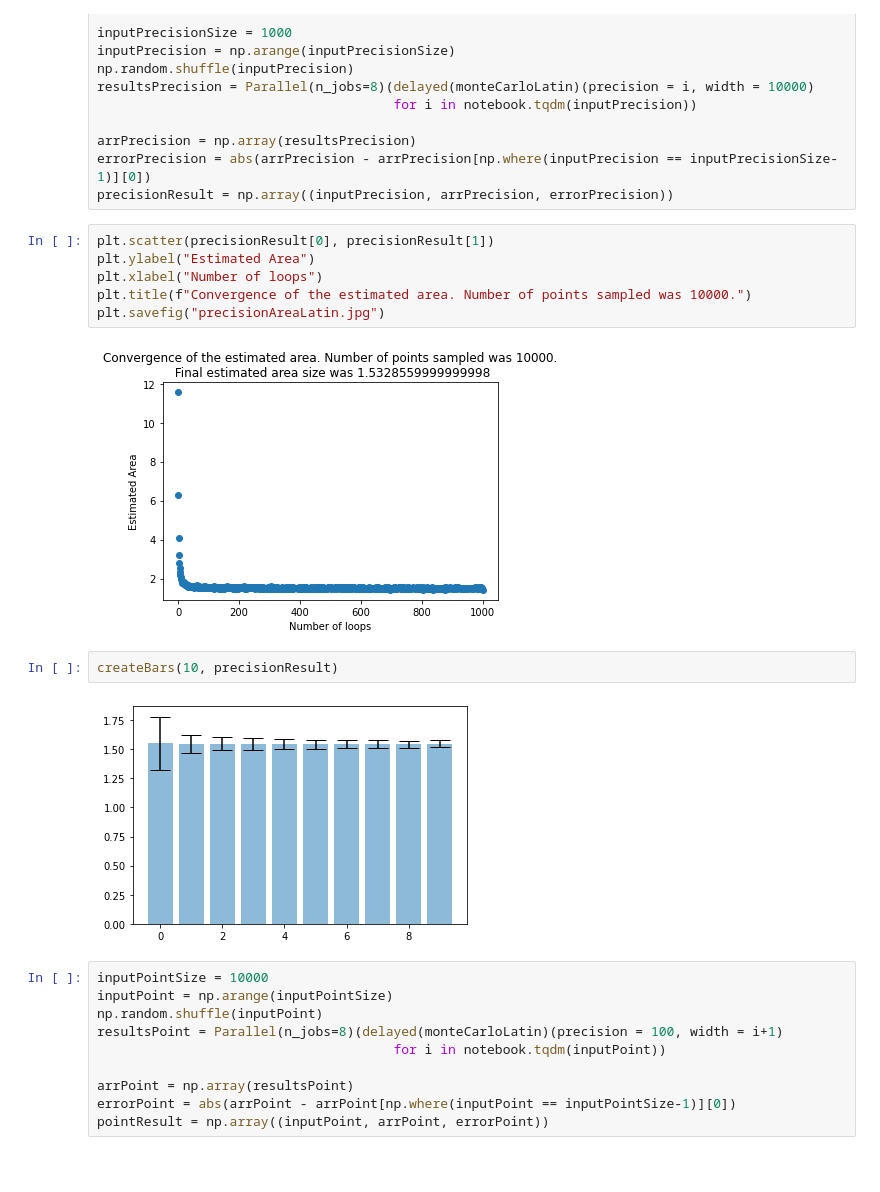
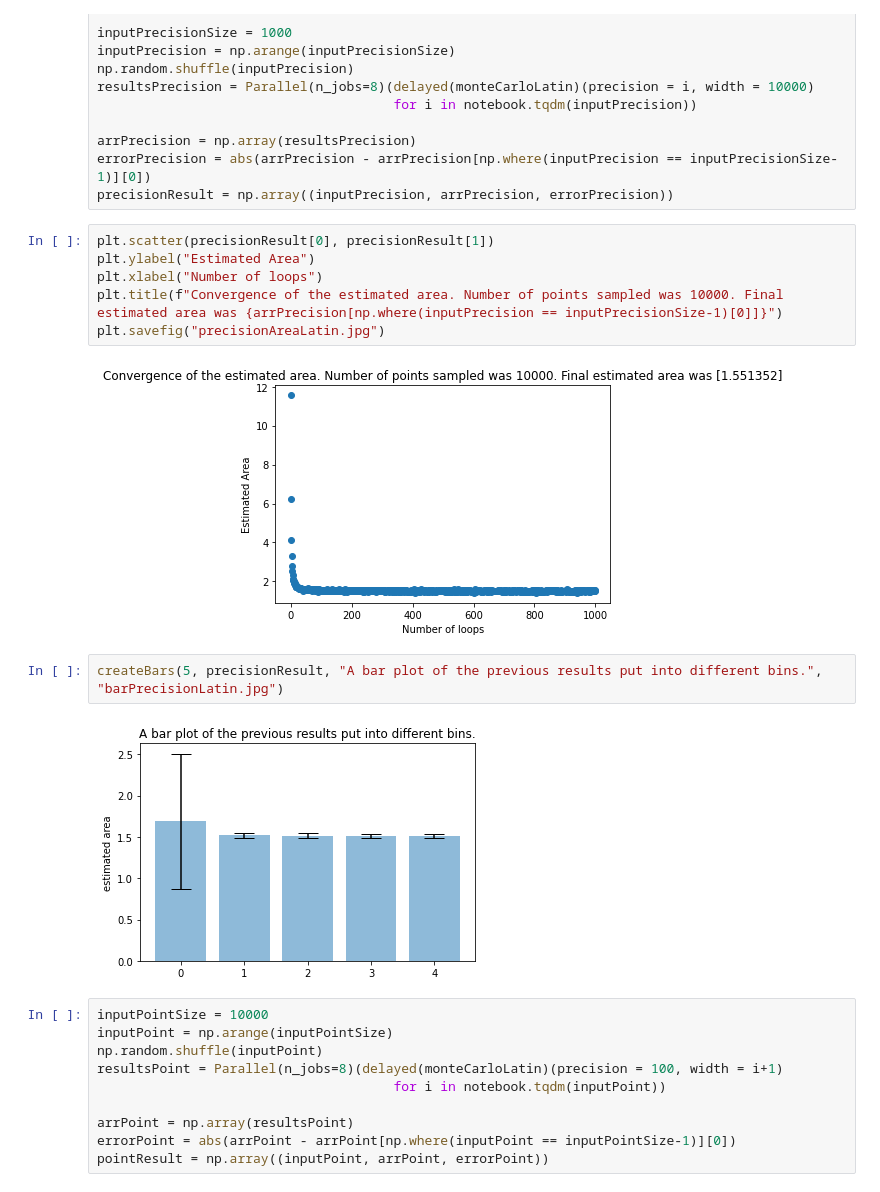
Before and after one commit to Caesar-blip/stochsim_assignment1, a Jupyter notebook: assignment1.ipynb, the cells around one changed output. Saved outputs shown, nothing was run; the diff lists cells and outputs as text; blank space fills up the shorter version.

```diff
--- a/assignment1.ipynb
+++ b/assignment1.ipynb
@@ -143,15 +128,15 @@ precisionResult = np.array((inputPrecision, arrPrecision, errorPrecision))
 # %%
 plt.scatter(precisionResult[0], precisionResult[1])
 plt.ylabel("Estimated Area")
 plt.xlabel("Number of loops")
-plt.title(f"Convergence of the estimated area. Number of points sampled was 10000.")
+plt.title(f"Convergence of the estimated area. Number of points sampled was 10000. Final estimated area was {arrPrecision[np.where(inputPrecision == inputPrecisionSize-1)[0]]}")
 plt.savefig("precisionAreaLatin.jpg")
 # %% [output]
-[figure, old version]
+[figure, new version]
 # %%
-createBars(10, precisionResult)
+createBars(5, precisionResult, "A bar plot of the previous results put into different bins.", "barPrecisionLatin.jpg")
 # %% [output]
-[figure, old version]
+[figure, new version]
 # %%
 inputPointSize = 10000
 inputPoint = np.arange(inputPointSize)
```
Also changed, not shown: parts of 31 cells of this notebook, 15 other files.
